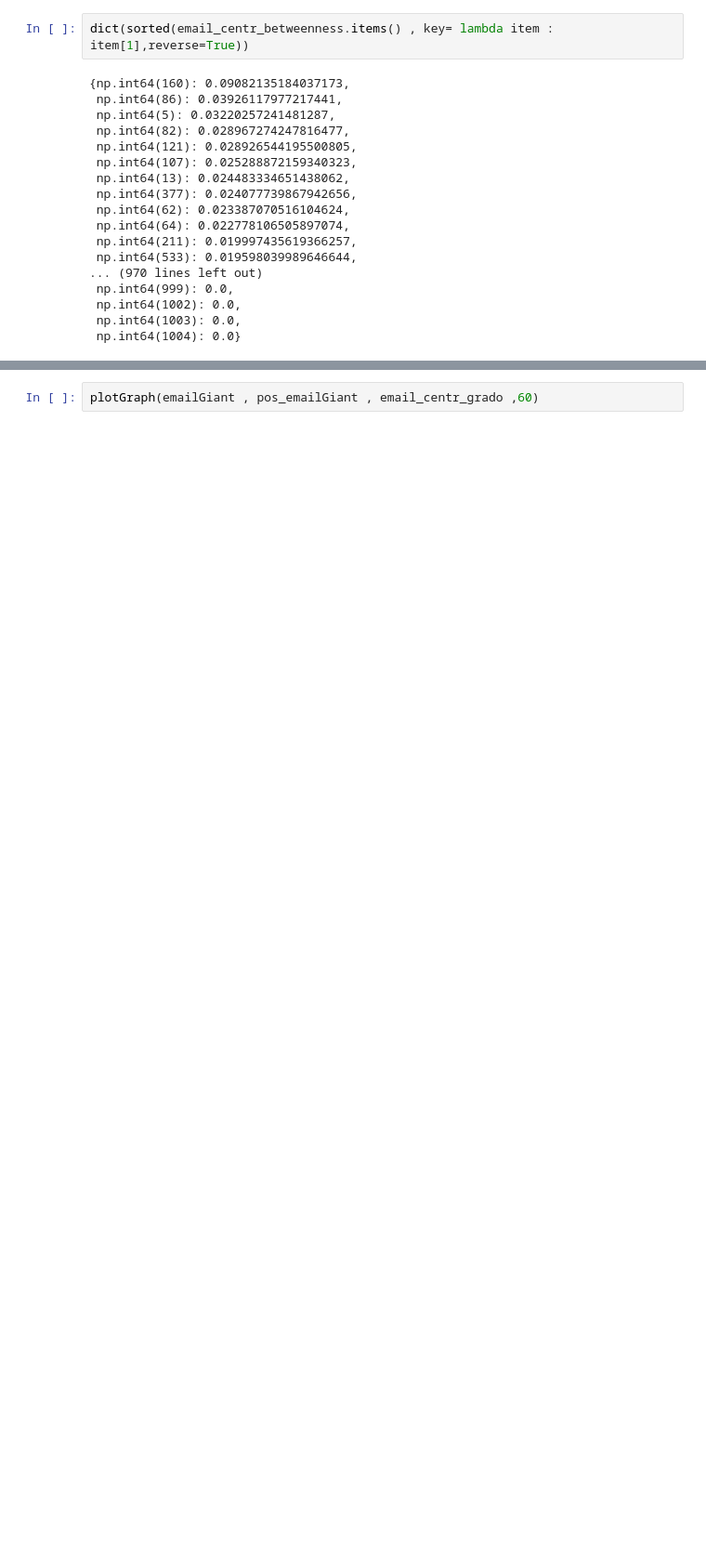
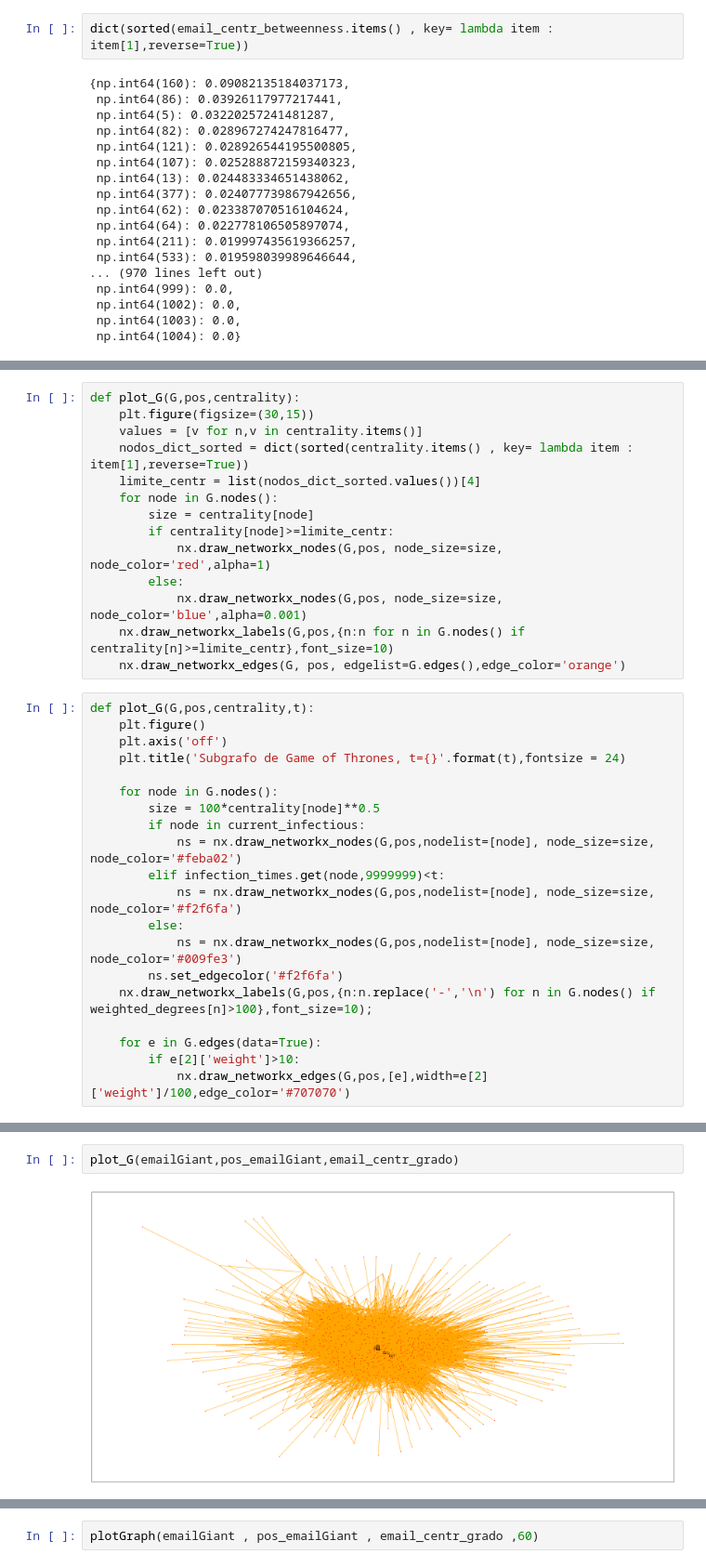
Before and after one commit to Grupo-12-DMCyT/Comparative-Analysis-in-Two-Human-Networks, a Jupyter notebook: c_analisis_centralidad.ipynb, the cells around one changed output, grey strips where cells are left out. Shown at 93% size. Saved outputs shown, nothing was run; the diff lists cells and outputs as text; blank space fills up the shorter version.

```diff
--- a/c_analisis_centralidad.ipynb
+++ b/c_analisis_centralidad.ipynb
@@ -113,0 +127,34 @@ dict(sorted(email_centr_betweenness.items() , key= lambda item : item[1],reverse
+# %%
+def plot_G(G,pos,centrality):
+    plt.figure(figsize=(30,15))
+    values = [v for n,v in centrality.items()]
+    nodos_dict_sorted = dict(sorted(centrality.items() , key= lambda item : item[1],reverse=True))
+    limite_centr = list(nodos_dict_sorted.values())[4]
+    for node in G.nodes():
+        size = centrality[node]
+        if centrality[node]>=limite_centr:
+            nx.draw_networkx_nodes(G,pos, node_size=size, node_color='red',alpha=1)
+        else:
+            nx.draw_networkx_nodes(G,pos, node_size=size, node_color='blue',alpha=0.001)
+    nx.draw_networkx_labels(G,pos,{n:n for n in G.nodes() if centrality[n]>=limite_centr},font_size=10)
+    nx.draw_networkx_edges(G, pos, edgelist=G.edges(),edge_color='orange')
+# %%
+def plot_G(G,pos,centrality,t):
+    plt.figure()
+    plt.axis('off')
+    plt.title('Subgrafo de Game of Thrones, t={}'.format(t),fontsize = 24)
+
+    for node in G.nodes():
+        size = 100*centrality[node]**0.5
+        if node in current_infectious:
+            ns = nx.draw_networkx_nodes(G,pos,nodelist=[node], node_size=size, node_color='#feba02')
+        elif infection_times.get(node,9999999)<t:
+            ns = nx.draw_networkx_nodes(G,pos,nodelist=[node], node_size=size, node_color='#f2f6fa')
+        else:
+            ns = nx.draw_networkx_nodes(G,pos,nodelist=[node], node_size=size, node_color='#009fe3')
+        ns.set_edgecolor('#f2f6fa')
+    nx.draw_networkx_labels(G,pos,{n:n.replace('-','\n') for n in G.nodes() if weighted_degrees[n]>100},font_size=10);
+
+    for e in G.edges(data=True):
+        if e[2]['weight']>10:
+            nx.draw_networkx_edges(G,pos,[e],width=e[2]['weight']/100,edge_color='#707070')
@@ -113,0 +165,4 @@ dict(sorted(email_centr_betweenness.items() , key= lambda item : item[1],reverse
+# %%
+plot_G(emailGiant,pos_emailGiant,email_centr_grado)
+# %% [output]
+[figure, added]
```
Also changed, not shown: parts of 12 cells of this notebook, 1 other file.
